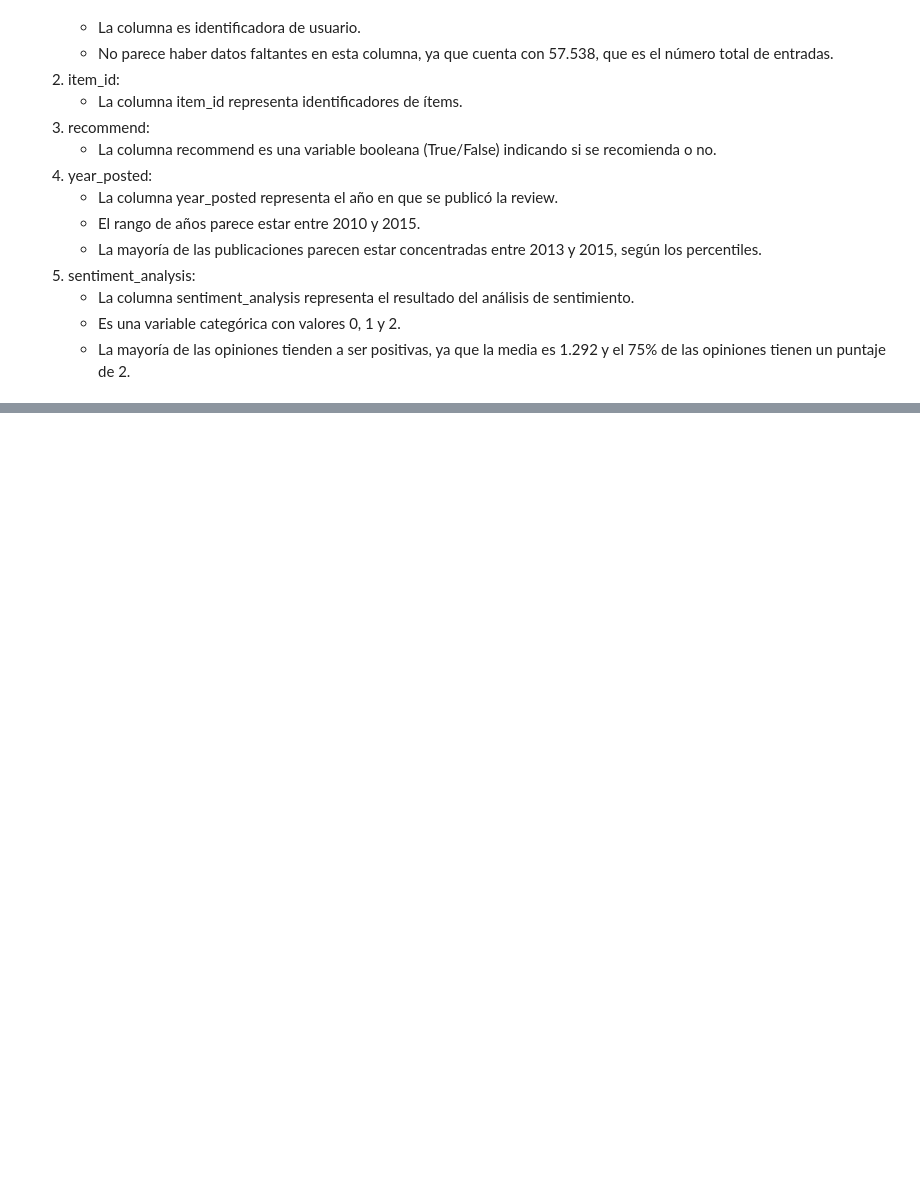
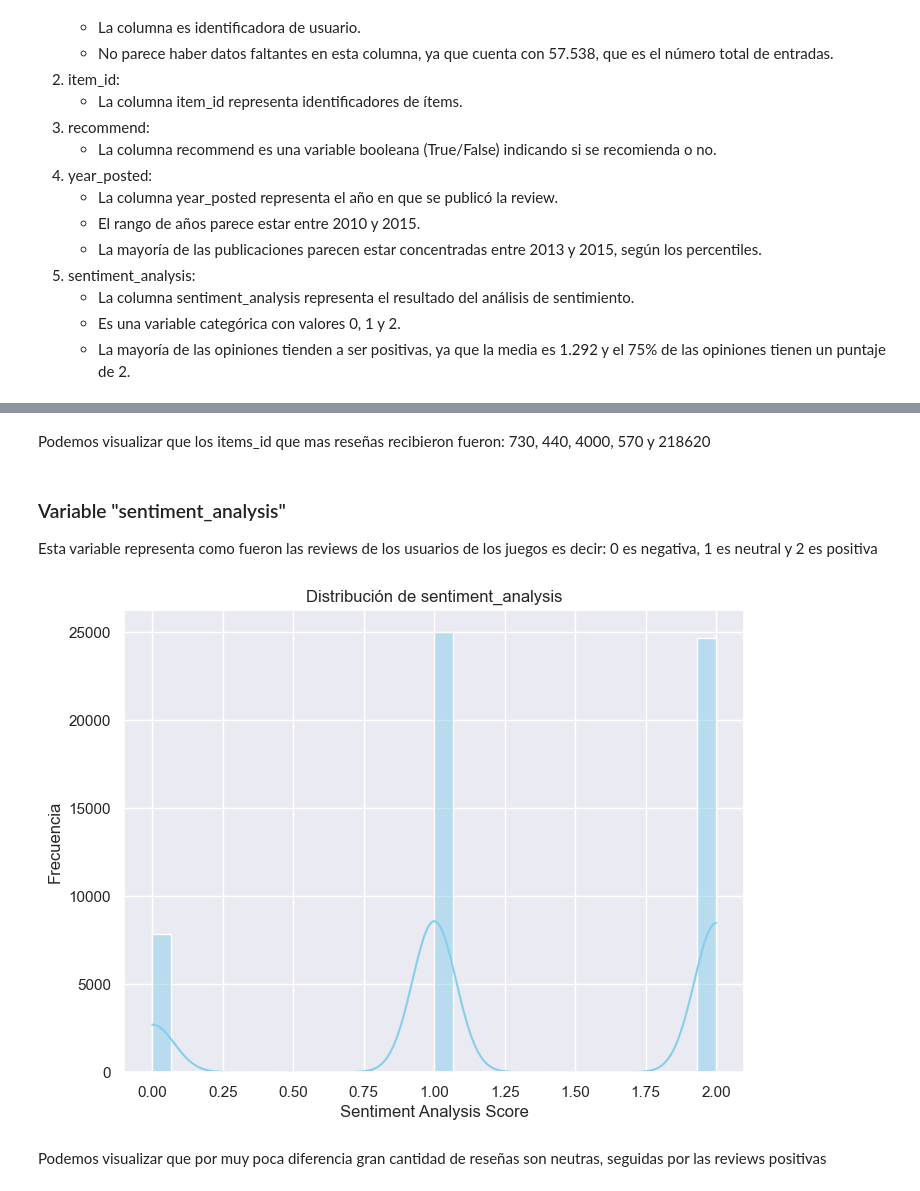
Before and after one commit to ASGuzman/PI_MLOps_Steam, a Jupyter notebook: 05_EDA.ipynb, the cells around one changed output, grey strips where cells are left out. Drawn from its saved outputs; the diff is of its cells as text; code cells hidden in the pictures; blank space fills up the shorter version.

```diff
--- a/05_EDA.ipynb
+++ b/05_EDA.ipynb
@@ -548,0 +625,16 @@ df_reviews.describe()
+# %% [markdown]
+Podemos visualizar que los items_id que mas reseñas recibieron fueron: 730, 440, 4000, 570 y 218620
+# %% [markdown]
+### Variable "sentiment_analysis"
+Esta variable representa como fueron las reviews de los usuarios de los juegos es decir: 0 es negativa, 1 es neutral y 2 es positiva
+# %%
+plt.figure(figsize=(8, 6))
+sns.histplot(df_reviews['sentiment_analysis'], bins=30, kde=True, color='skyblue')
+plt.title('Distribución de sentiment_analysis')
+plt.xlabel('Sentiment Analysis Score')
+plt.ylabel('Frecuencia')
+plt.show()
+# %% [output]
+[figure, added]
+# %% [markdown]
+Podemos visualizar que por muy poca diferencia gran cantidad de reseñas son neutras, seguidas por las reviews positivas
```
Also changed, not shown: parts of 22 cells of this notebook.
